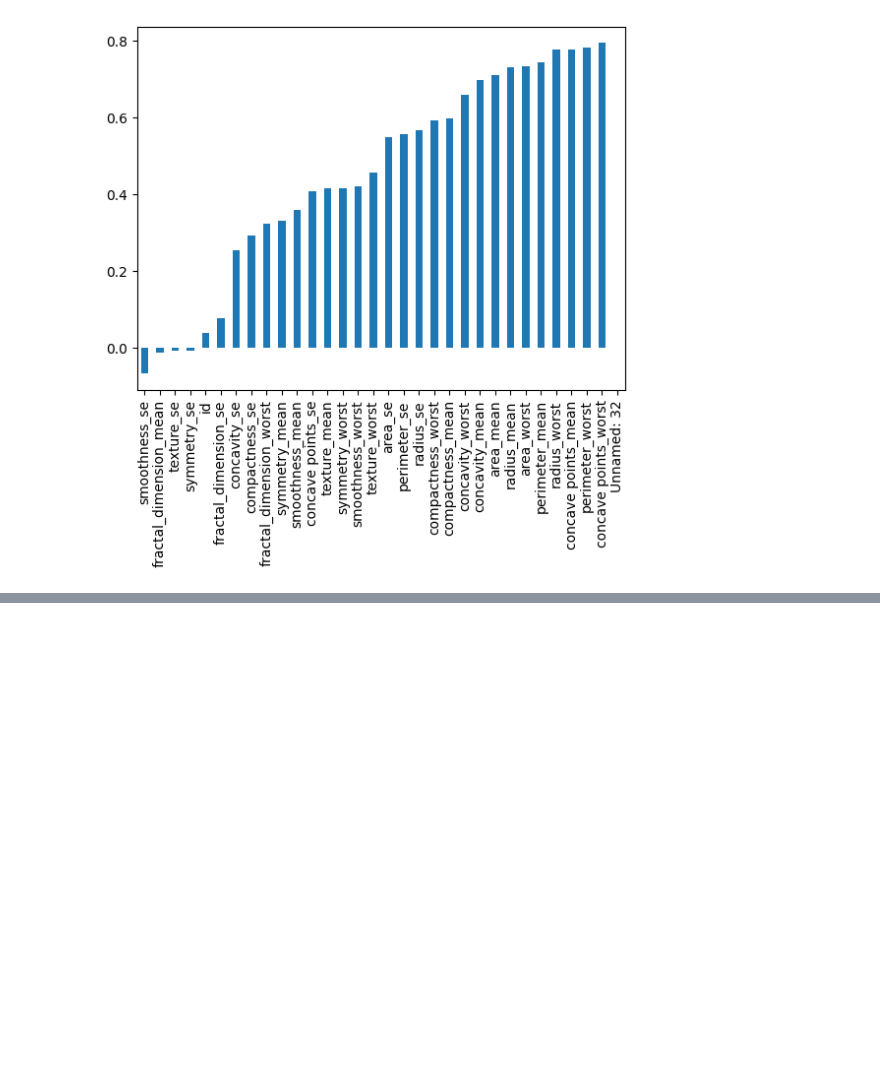
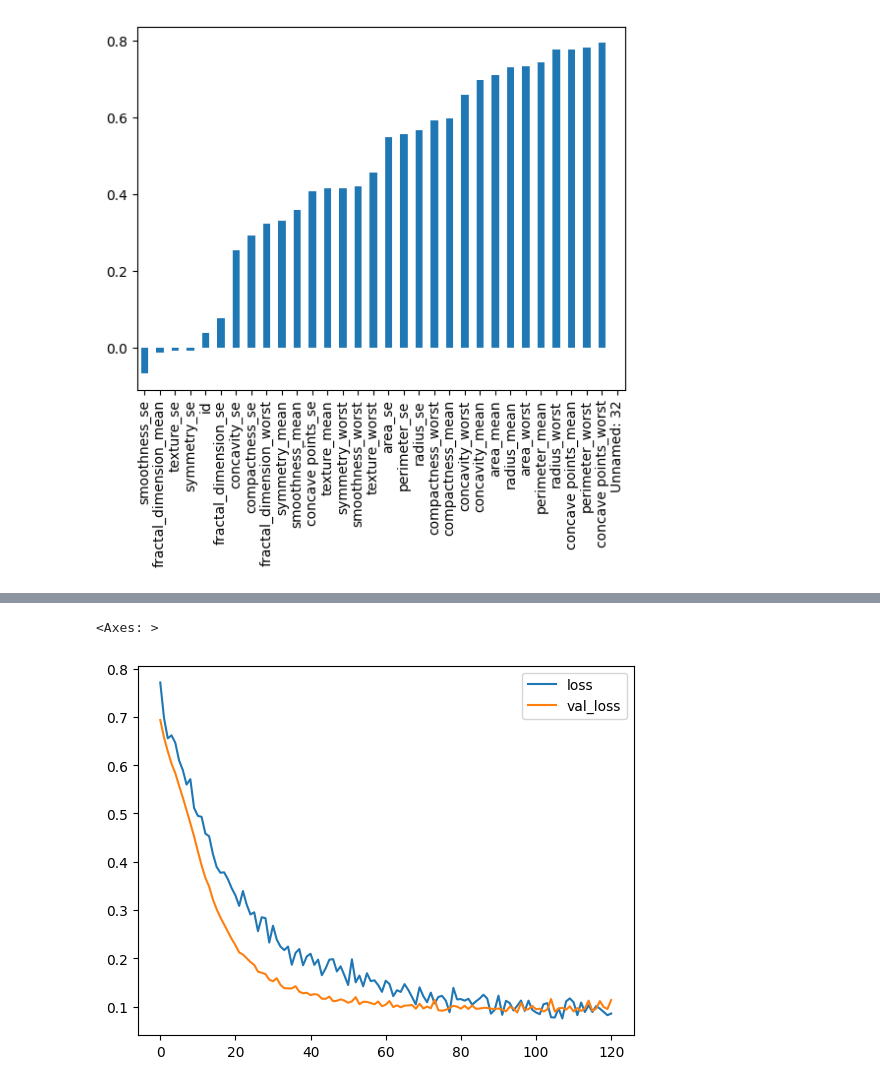
Before and after one commit to Syed-Yousha/Machine_Leaning, a Jupyter notebook: Neural_Net/NN_classification_playground.ipynb, the cells around one changed output, grey strips where cells are left out. Cells and saved outputs as stored; diff of their text form; code cells hidden in the pictures; blank space fills up the shorter version.

```diff
--- a/Neural_Net/NN_classification_playground.ipynb
+++ b/Neural_Net/NN_classification_playground.ipynb
@@ -127,0 +247,15 @@ X_train = scaler.fit_transform(X_train)
+# %%
+model = Sequential()
+
+model.add(Dense(30, activation='relu'))
+model.add(Dropout(0.5))
+
+model.add(Dense(15, activation='relu'))
+model.add(Dropout(0.5))
+
+#Binary classification, sigmoid function gives us output in between in 1 and 0
+model.add(Dense(1, activation='sigmoid'))
+
+model.compile(loss='binary_crossentropy', optimizer='adam')
+# %%
+model.fit(x=X_train, y=y_train, epochs=600, validation_data=(X_test, y_test), callbacks=[early_stop])
@@ -127,0 +281,7 @@ X_train = scaler.fit_transform(X_train)
+# %%
+losses = pd.DataFrame(model.history.history)
+# %%
+losses.plot() #this is the best behavior we can expect. loss and val_loss both are going down and get flatten at the end.
+# %% [output]
+<Axes: >
+[figure, added]
```
Also changed, not shown: parts of 23 cells of this notebook.
